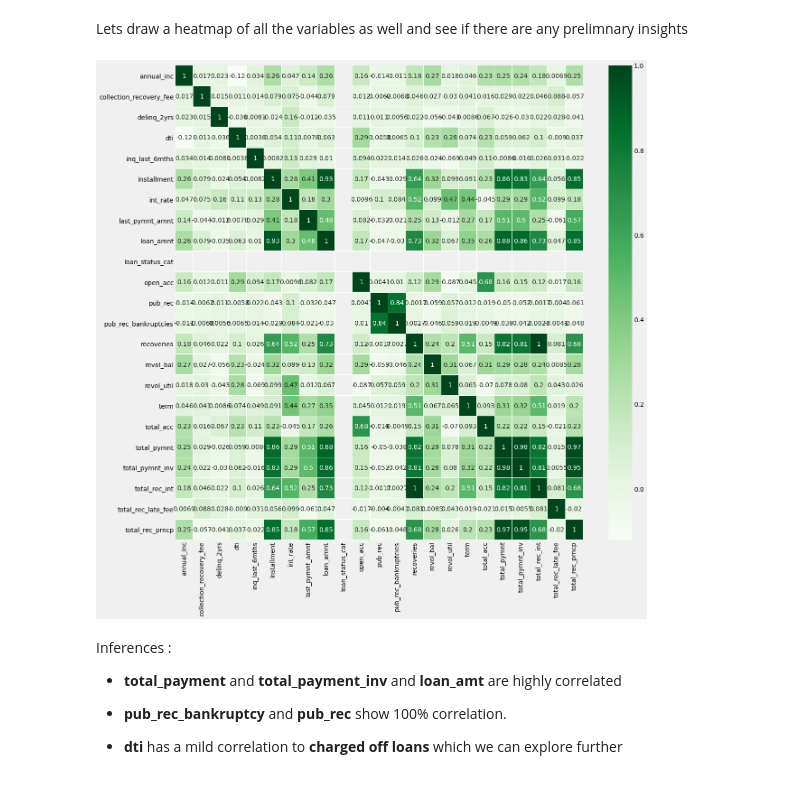
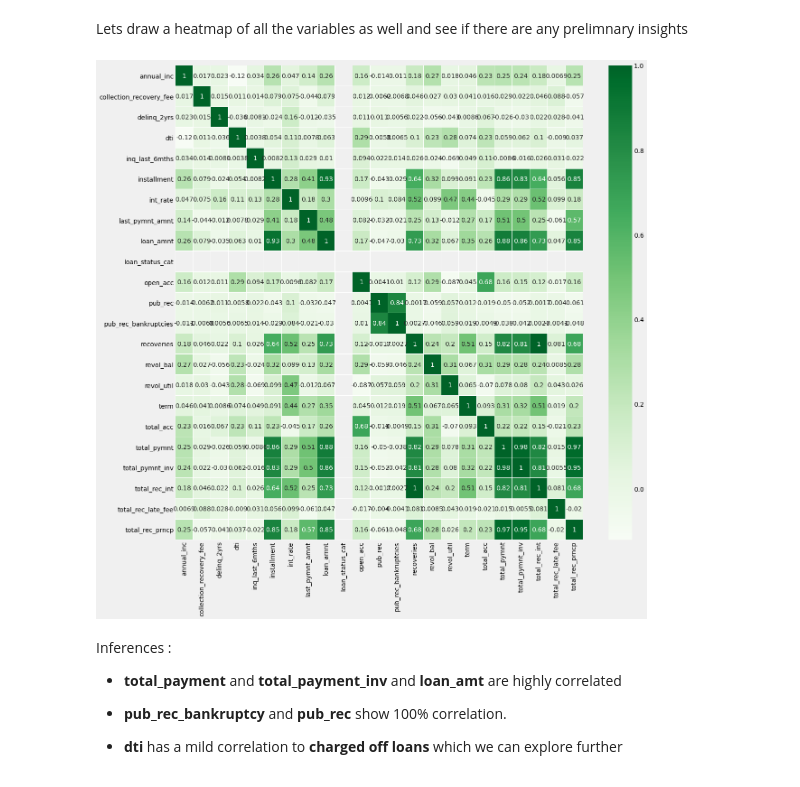
Before and after one commit to rramchan12/Lending-Club-EDA-CaseStudy, a Jupyter notebook: Lending_Club_EDA_Analysis.ipynb, the cells around one changed output. Cells and saved outputs as stored; diff of their text form; code cells hidden in the pictures.

```diff
--- a/Lending_Club_EDA_Analysis.ipynb
+++ b/Lending_Club_EDA_Analysis.ipynb
@@ -596,14 +558,14 @@ Lets draw a heatmap of all the variables as well and see if there are any prelim
 # %%
 li=loan_analysis_df[quant_variables]
 plt.style.use('fivethirtyeight')
 corr=li.corr()
 fig, ax = plt.subplots(figsize=(18,18))
 sns.heatmap(corr, cmap="Greens",
         xticklabels=corr.columns,
-        yticklabels=corr.columns,annot=True,linewidths=.1)
+        yticklabels=corr.columns,annot=True,linewidths=.1,center=0.5)
 plt.show()
 # %% [output]
-[figure, old version]
+[figure, new version]
 # %% [markdown]
 Inferences :
 
```
Also changed, not shown: parts of 51 cells of this notebook.
